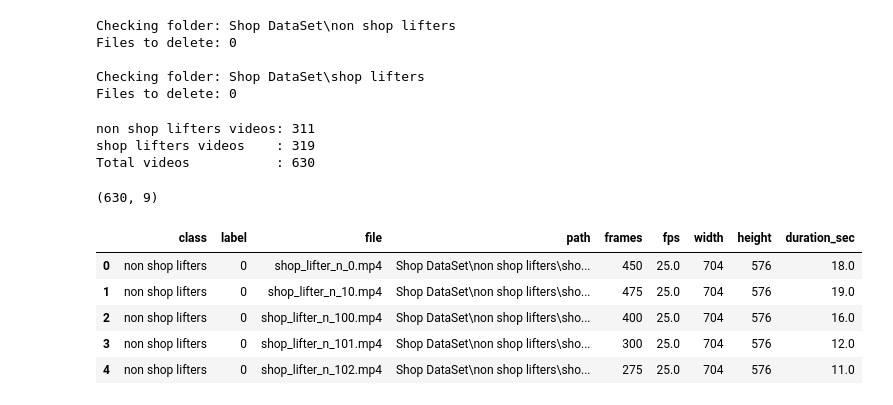
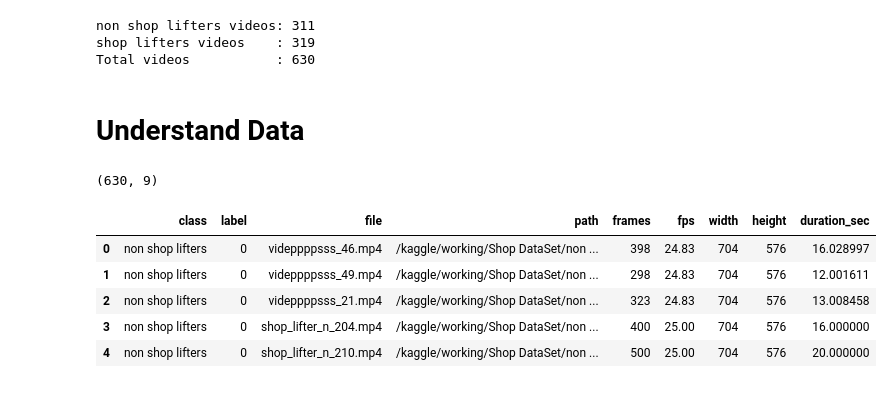
Before and after one commit to mohamedhazem889/Shoplifting-Classification, a Jupyter notebook: pretrained.ipynb, the cells around one changed output. Saved outputs shown, nothing was run; the diff lists cells and outputs as text; code cells hidden in the pictures.

Commit message:
Kaggle Notebook | Pretrained model Shoplifting Classification | Version 3

```diff
--- a/pretrained.ipynb
+++ b/pretrained.ipynb
@@ -23,5 +38,5 @@ from tensorflow.keras.applications.mobilenet_v2 import preprocess_input
 # %%
-DATASET_DIR = "Shop DataSet"
+DATASET_DIR = "/kaggle/working/Shop DataSet"
 
 non_shop_lifters_dir = os.path.join(DATASET_DIR, "non shop lifters")
 shop_lifters_dir = os.path.join(DATASET_DIR, "shop lifters")
@@ -44,11 +90,2 @@ def delete_all_suffix_1_files(folder_path):
-# %%
-delete_all_suffix_1_files(non_shop_lifters_dir)
-delete_all_suffix_1_files(shop_lifters_dir)
-# %% [output]
-Checking folder: Shop DataSet\non shop lifters
-Files to delete: 0
-
-Checking folder: Shop DataSet\shop lifters
-Files to delete: 0
 # %%
 def count_videos(folder_path):
@@ -65,70 +100,46 @@ print("Total videos           :", non_count + shop_count)
 non shop lifters videos: 311
 shop lifters videos    : 319
 Total videos           : 630
-# %%
-CLASS_NAMES = ["non shop lifters", "shop lifters"]
-CLASS_TO_LABEL = {
-    "non shop lifters": 0,
-    "shop lifters": 1
-}
-
-SEQ_LEN = 32
-IMG_SIZE = 128
-BATCH_SIZE = 4
-SEED = 42
+# %% [markdown]
+# Understand Data
 # %%
 def collect_video_metadata(dataset_dir, class_names):
     records = []
-
     for cls in class_names:
         class_dir = os.path.join(dataset_dir, cls)
-
         if not os.path.exists(class_dir):
             print(f"Folder not found: {class_dir}")
             continue
-
         for file_name in os.listdir(class_dir):
             file_path = os.path.join(class_dir, file_name)
-
             if not os.path.isfile(file_path):
                 continue
-
             cap = cv2.VideoCapture(file_path)
-
-            frames = int(cap.get(cv2.CAP_PROP_FRAME_COUNT))
-            fps = cap.get(cv2.CAP_PROP_FPS)
-            width = int(cap.get(cv2.CAP_PROP_FRAME_WIDTH))
-            height = int(cap.get(cv2.CAP_PROP_FRAME_HEIGHT))
-
-            duration_sec = frames / fps if fps and fps > 0 else 0
-
+            frames   = int(cap.get(cv2.CAP_PROP_FRAME_COUNT))
+            fps      = cap.get(cv2.CAP_PROP_FPS)
+            width    = int(cap.get(cv2.CAP_PROP_FRAME_WIDTH))
+            height   = int(cap.get(cv2.CAP_PROP_FRAME_HEIGHT))
+            duration = frames / fps if fps and fps > 0 else 0
             records.append({
-                "class": cls,
-                "label": CLASS_TO_LABEL[cls],
-                "file": file_name,
-                "path": file_path,
-                "frames": frames,
-                "fps": fps,
-                "width": width,
-                "height": height,
-                "duration_sec": duration_sec
+                "class": cls, "label": CLASS_TO_LABEL[cls],
+                "file": file_name, "path": file_path,
+                "frames": frames, "fps": fps,
+                "width": width, "height": height, "duration_sec": duration
             })
-
             cap.release()
-
     return pd.DataFrame(records)
 
 df = collect_video_metadata(DATASET_DIR, CLASS_NAMES)
 print(df.shape)
 df.head()
 # %% [output]
 (630, 9)
 |  | class | label | file | path | frames | fps | width | height | duration_sec |
-| 0 | non shop lifters | 0 | shop_lifter_n_0.mp4 | Shop DataSet\non shop lifters\sho... | 450 | 25.0 | 704 | 576 | 18.0 |
-| 1 | non shop lifters | 0 | shop_lifter_n_10.mp4 | Shop DataSet\non shop lifters\sho... | 475 | 25.0 | 704 | 576 | 19.0 |
-| 2 | non shop lifters | 0 | shop_lifter_n_100.mp4 | Shop DataSet\non shop lifters\sho... | 400 | 25.0 | 704 | 576 | 16.0 |
-| 3 | non shop lifters | 0 | shop_lifter_n_101.mp4 | Shop DataSet\non shop lifters\sho... | 300 | 25.0 | 704 | 576 | 12.0 |
-| 4 | non shop lifters | 0 | shop_lifter_n_102.mp4 | Shop DataSet\non shop lifters\sho... | 275 | 25.0 | 704 | 576 | 11.0 |
+| 0 | non shop lifters | 0 | videppppsss_46.mp4 | /kaggle/working/Shop DataSet/non ... | 398 | 24.83 | 704 | 576 | 16.028997 |
+| 1 | non shop lifters | 0 | videppppsss_49.mp4 | /kaggle/working/Shop DataSet/non ... | 298 | 24.83 | 704 | 576 | 12.001611 |
+| 2 | non shop lifters | 0 | videppppsss_21.mp4 | /kaggle/working/Shop DataSet/non ... | 323 | 24.83 | 704 | 576 | 13.008458 |
+| 3 | non shop lifters | 0 | shop_lifter_n_204.mp4 | /kaggle/working/Shop DataSet/non ... | 400 | 25.00 | 704 | 576 | 16.000000 |
+| 4 | non shop lifters | 0 | shop_lifter_n_210.mp4 | /kaggle/working/Shop DataSet/non ... | 500 | 25.00 | 704 | 576 | 20.000000 |
 # %%
 print(df["class"].value_counts())
 print()
```
Also changed, not shown: parts of 53 cells of this notebook.
